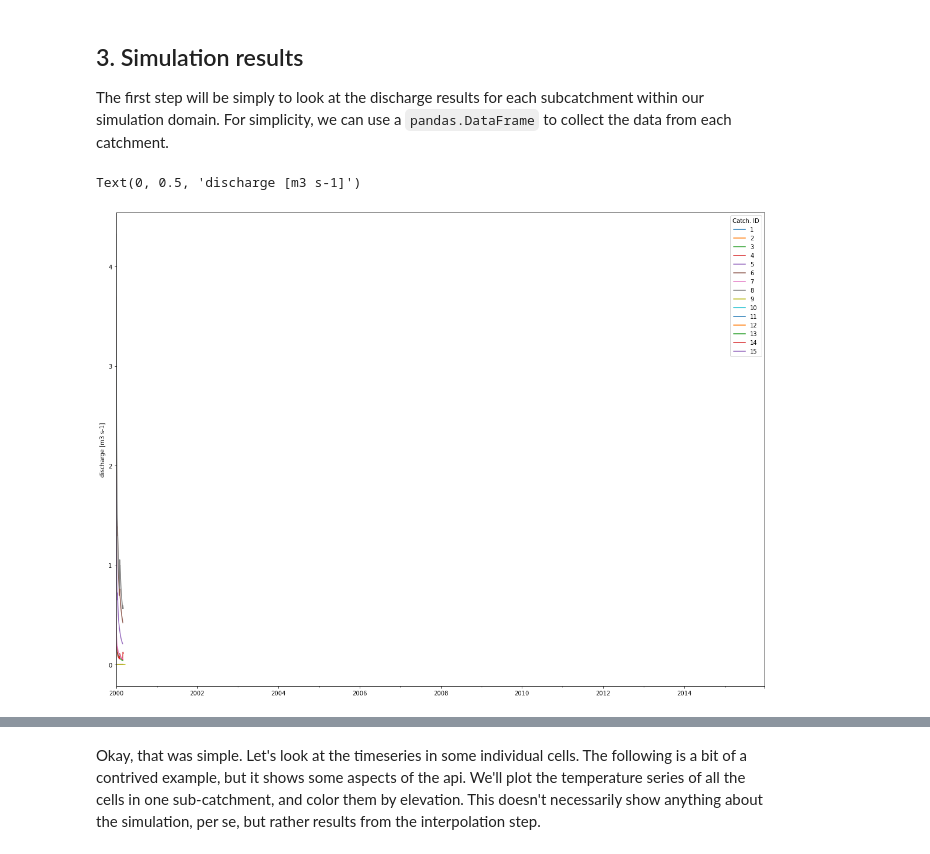
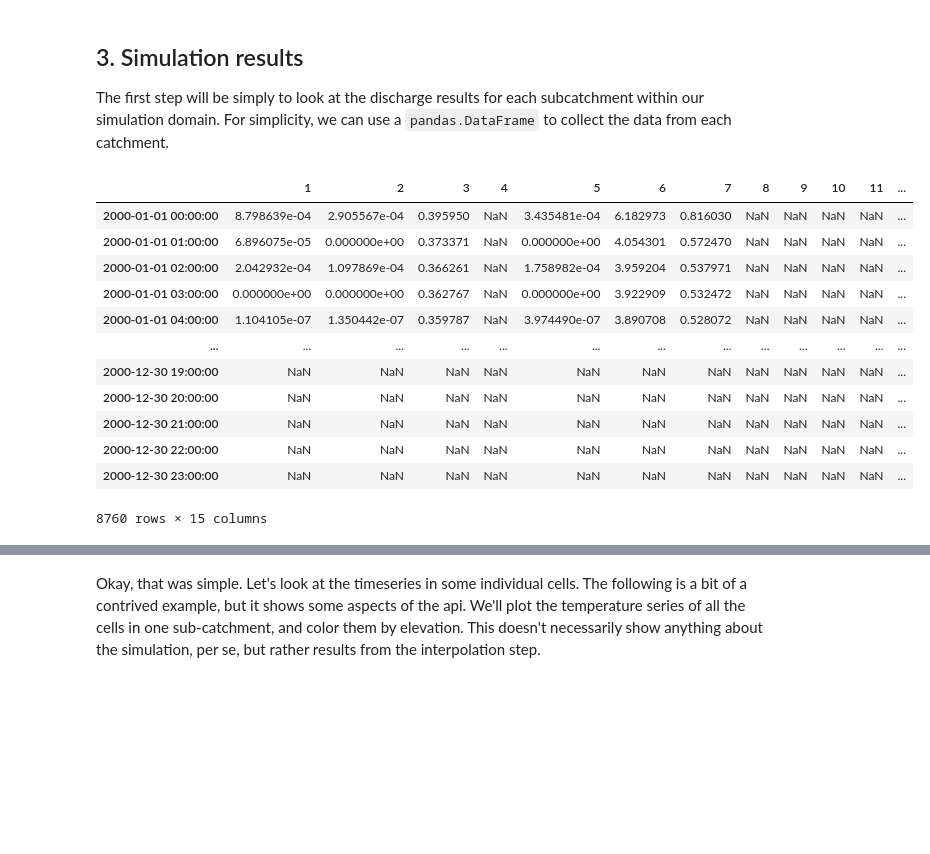
Before and after one commit to jacobqs/MST-Himalaya, a Jupyter notebook: shyft_workspace_copy/shyft_workspace/shyft-doc/public/notebooks/budhi_gandaki/repositories_intro_with_new_repo.ipynb, the cells around one changed output, grey strips where cells are left out. Saved outputs shown, nothing was run; the diff lists cells and outputs as text; code cells hidden in the pictures; blank space fills up the shorter version.

```diff
--- a/shyft_workspace_copy/shyft_workspace/shyft-doc/public/notebooks/budhi_gandaki/repositories_intro_with_new_repo.ipynb
+++ b/shyft_workspace_copy/shyft_workspace/shyft-doc/public/notebooks/budhi_gandaki/repositories_intro_with_new_repo.ipynb
@@ -94,12 +94,12 @@ The first dictionary essentially establishes the domain of the simulation. We al
 # next, create the simulation dictionary
 RegionDict = {'region_model_id': 'demo', #a unique name identifier of the simulation
               'domain': {'EPSG': 32645,
-                        'nx': 144,
-                        'ny': 144,
-                        'step_x': 51000,
-                        'step_y': 54000,
-                        'lower_left_x': 73528.58823297377,
-                        'lower_left_y': 2854878.42464918},
+                        'nx': 9120,
+                        'ny': 9120,
+                        'step_x': 31.13,
+                        'step_y': 20.74,
+                        'lower_left_x': 97121.29406171688,
+                        'lower_left_y': 3058819.9503510175},
               'repository': {'class': shyft.hydrology.repository.netcdf.cf_region_model_repository.CFRegionModelRepository,
                              'params': {'data_file': 'netcdf/orchestration-testdata/cell_data.nc'}},
           }
@@ -576,10 +584,19 @@ for cid in catchment_id_map:
     data[cid] = q_ts.values.to_numpy()
 
 df = pd.DataFrame(data, index=index)
-# we can simply use:
-ax = df.plot(figsize=(20,15))
-ax.legend(title="Catch. ID")
-ax.set_ylabel("discharge [m3 s-1]")
-# %% [output]
-Text(0, 0.5, 'discharge [m3 s-1]')
-[figure, removed]
+# %%
+df
+# %% [output]
+|  | 1 | 2 | 3 | 4 | 5 | 6 | 7 | 8 | 9 | 10 | 11 | ... |
+| 2000-01-01 00:00:00 | 8.798639e-04 | 2.905567e-04 | 0.395950 | NaN | 3.435481e-04 | 6.182973 | 0.816030 | NaN | NaN | NaN | NaN | ... |
+| 2000-01-01 01:00:00 | 6.896075e-05 | 0.000000e+00 | 0.373371 | NaN | 0.000000e+00 | 4.054301 | 0.572470 | NaN | NaN | NaN | NaN | ... |
+| 2000-01-01 02:00:00 | 2.042932e-04 | 1.097869e-04 | 0.366261 | NaN | 1.758982e-04 | 3.959204 | 0.537971 | NaN | NaN | NaN | NaN | ... |
+| 2000-01-01 03:00:00 | 0.000000e+00 | 0.000000e+00 | 0.362767 | NaN | 0.000000e+00 | 3.922909 | 0.532472 | NaN | NaN | NaN | NaN | ... |
+| 2000-01-01 04:00:00 | 1.104105e-07 | 1.350442e-07 | 0.359787 | NaN | 3.974490e-07 | 3.890708 | 0.528072 | NaN | NaN | NaN | NaN | ... |
+| ... | ... | ... | ... | ... | ... | ... | ... | ... | ... | ... | ... | ... |
+| 2000-12-30 19:00:00 | NaN | NaN | NaN | NaN | NaN | NaN | NaN | NaN | NaN | NaN | NaN | ... |
+| 2000-12-30 20:00:00 | NaN | NaN | NaN | NaN | NaN | NaN | NaN | NaN | NaN | NaN | NaN | ... |
+| 2000-12-30 21:00:00 | NaN | NaN | NaN | NaN | NaN | NaN | NaN | NaN | NaN | NaN | NaN | ... |
+| 2000-12-30 22:00:00 | NaN | NaN | NaN | NaN | NaN | NaN | NaN | NaN | NaN | NaN | NaN | ... |
+| 2000-12-30 23:00:00 | NaN | NaN | NaN | NaN | NaN | NaN | NaN | NaN | NaN | NaN | NaN | ... |
+8760 rows × 15 columns
```
Also changed, not shown: parts of 5 cells of this notebook, 1 other file.
